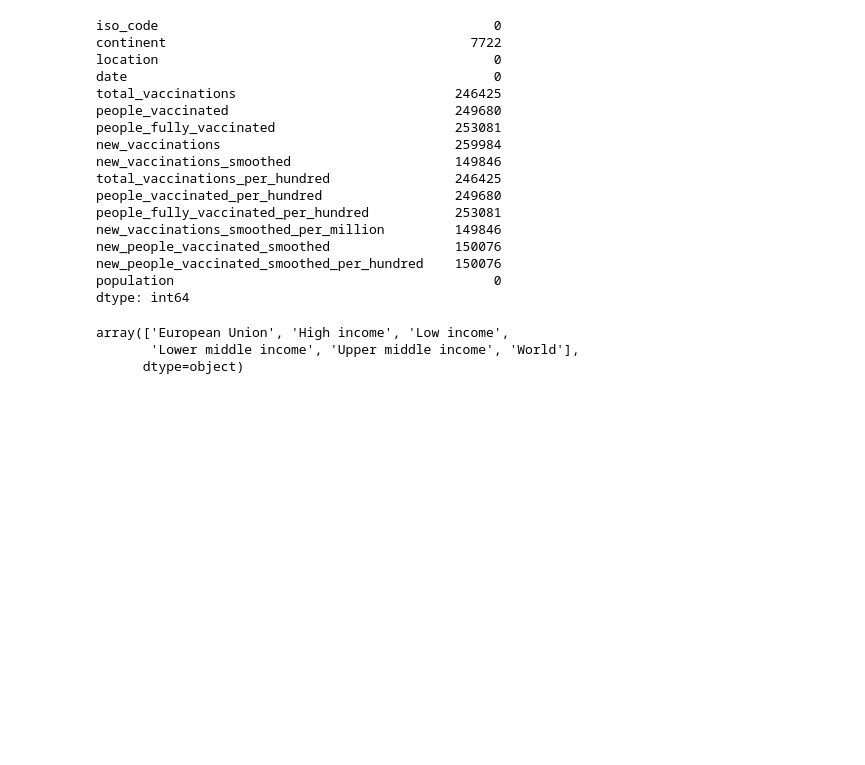
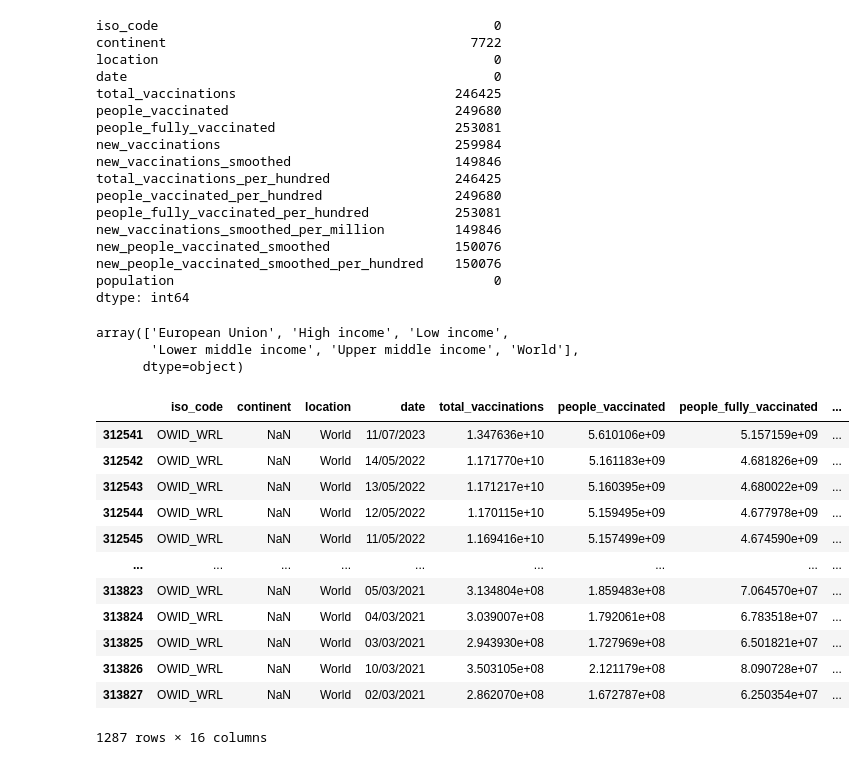
Before and after one commit to lewah/mangosplit, a Jupyter notebook: COVID-19/data exploration.ipynb, the cells around one changed output. Saved outputs shown, nothing was run; the diff lists cells and outputs as text; code cells hidden in the pictures; blank space fills up the shorter version.

```diff
--- a/COVID-19/data exploration.ipynb
+++ b/COVID-19/data exploration.ipynb
@@ -216,3 +216,21 @@ mod_covid19_vac2.location.unique()
 array(['European Union', 'High income', 'Low income',
        'Lower middle income', 'Upper middle income', 'World'],
       dtype=object)
+# %%
+mod_covid19_vac2[mod_covid19_vac2['location'].isin(['World'])]  #1287 rows × 16 columns
+# mod_covid19_vac2[(mod_covid19_vac2['location'].isin(['World'])) & (mod_covid19_vac2['continent'] == 'NaN')]
+# mod_covid19_vac2[(mod_covid19_vac2['location'].isin(['World'])) & (mod_covid19_vac2['continent'].notnull())]
+# %% [output]
+|  | iso_code | continent | location | date | total_vaccinations | people_vaccinated | people_fully_vaccinated | ... |
+| 312541 | OWID_WRL | NaN | World | 11/07/2023 | 1.347636e+10 | 5.610106e+09 | 5.157159e+09 | ... |
+| 312542 | OWID_WRL | NaN | World | 14/05/2022 | 1.171770e+10 | 5.161183e+09 | 4.681826e+09 | ... |
+| 312543 | OWID_WRL | NaN | World | 13/05/2022 | 1.171217e+10 | 5.160395e+09 | 4.680022e+09 | ... |
+| 312544 | OWID_WRL | NaN | World | 12/05/2022 | 1.170115e+10 | 5.159495e+09 | 4.677978e+09 | ... |
+| 312545 | OWID_WRL | NaN | World | 11/05/2022 | 1.169416e+10 | 5.157499e+09 | 4.674590e+09 | ... |
+| ... | ... | ... | ... | ... | ... | ... | ... | ... |
+| 313823 | OWID_WRL | NaN | World | 05/03/2021 | 3.134804e+08 | 1.859483e+08 | 7.064570e+07 | ... |
+| 313824 | OWID_WRL | NaN | World | 04/03/2021 | 3.039007e+08 | 1.792061e+08 | 6.783518e+07 | ... |
+| 313825 | OWID_WRL | NaN | World | 03/03/2021 | 2.943930e+08 | 1.727969e+08 | 6.501821e+07 | ... |
+| 313826 | OWID_WRL | NaN | World | 10/03/2021 | 3.503105e+08 | 2.121179e+08 | 8.090728e+07 | ... |
+| 313827 | OWID_WRL | NaN | World | 02/03/2021 | 2.862070e+08 | 1.672787e+08 | 6.250354e+07 | ... |
+1287 rows × 16 columns
```
Also changed, not shown: parts of 1 cell of this notebook.
